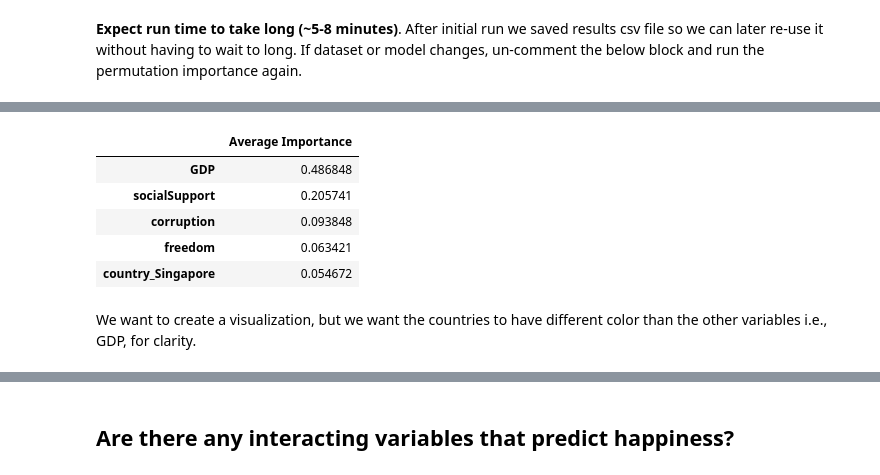
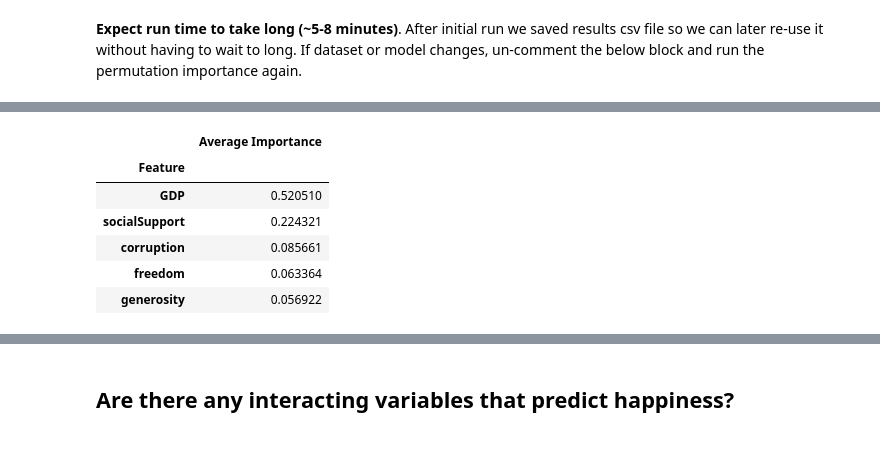
Before and after one commit to nooralteneiji/-Supervised-Machine-Learning-to-Explore-Data-From-The-World-Happiness-Report-, a Jupyter notebook: Notebook.ipynb, the cells around one changed output, grey strips where cells are left out. Cells and saved outputs as stored; diff of their text form; code cells hidden in the pictures; blank space fills up the shorter version.

Commit message:
improving code clarity

```diff
--- a/Notebook.ipynb
+++ b/Notebook.ipynb
@@ -974,12 +957,15 @@ country_Guyana              -0.000001
+# %%
+importances_df = pd.read_csv('Pipeline Outputs/importances_df.csv')
 # %%
+importances_df = importances_df[['Feature', 'Average Importance']]
+importances_df = importances_df.set_index('Feature')
 importances_df = importances_df[['Average Importance']]
 importances_df.head()
 # %% [output]
 |  | Average Importance |
-| GDP | 0.486848 |
-| socialSupport | 0.205741 |
-| corruption | 0.093848 |
-| freedom | 0.063421 |
-| country_Singapore | 0.054672 |
+| Feature |  |
+| GDP | 0.520510 |
+| socialSupport | 0.224321 |
+| corruption | 0.085661 |
+| freedom | 0.063364 |
+| generosity | 0.056922 |
-# %% [markdown]
-We want to create a visualization, but we want the countries to have different color than the other variables i.e., GDP, for clarity.
```
Also changed, not shown: parts of 14 cells of this notebook, 6 other files.
